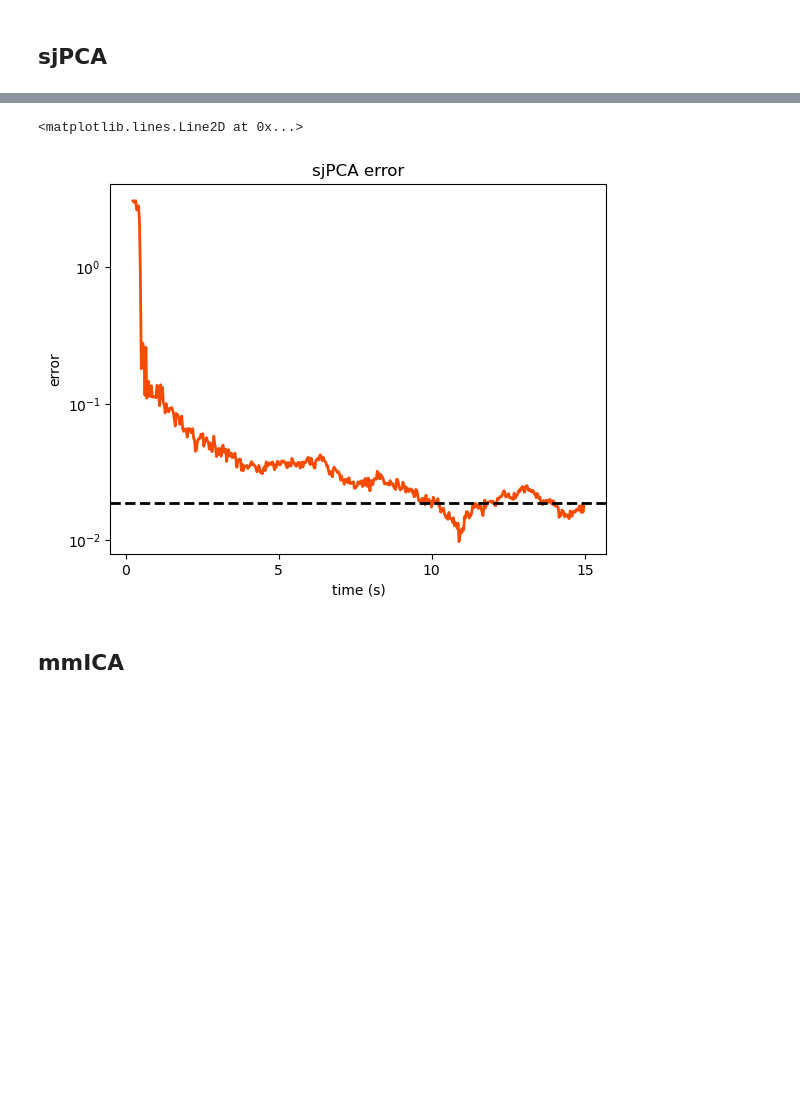
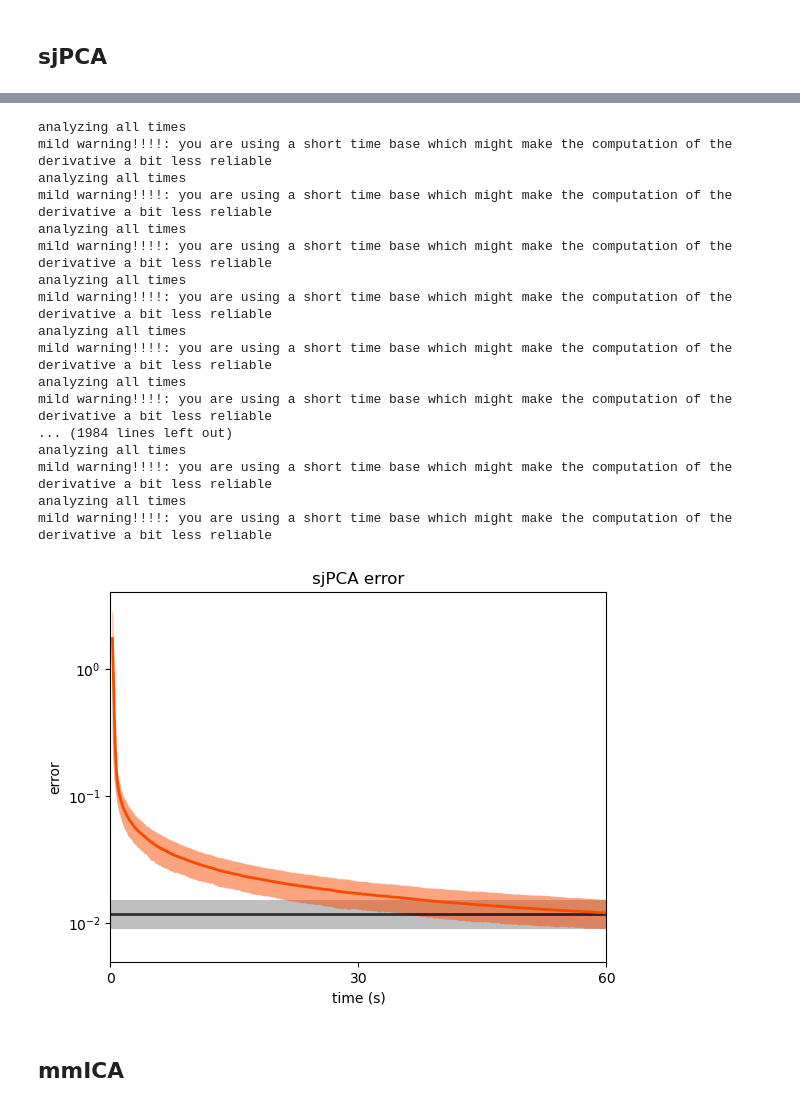
Before and after one commit to draeloslab/AdaptiveLatents, a Jupyter notebook: workspace/convergence_plots.ipynb, the cells around one changed output, grey strips where cells are left out. Saved outputs shown, nothing was run; the diff lists cells and outputs as text; code cells hidden in the pictures; blank space fills up the shorter version.

```diff
--- a/workspace/convergence_plots.ipynb
+++ b/workspace/convergence_plots.ipynb
@@ -46,33 +61,48 @@ mild warning!!!!: you are using a short time base which might make the computati
-# %%
-jp = sjPCA(log_level=1)
-jp.offline_run_on(NumpyTimedDataSource(X, timepoints = np.arange(X.shape[0]) * dt))
-
-distances, t = jp.get_distance_from_subspace_over_time(true_variables['C'])
-
-
-
-fig, ax = plt.subplots()
-ax.plot(t, distances[:,0], color=colors[0])
-ax.set_xlabel('time (s)')
-ax.set_ylabel('error') # the error is the sum of (the absolute values of) the principal angles between the correct and discovered subspaces
-# ax.axhline(2 * np.pi/2, color='k', linestyle = '--')
-ax.set_xticks([0,5,10,15])
-
-
-offline_error = al.utils.principle_angles(offline_U[:,:2], true_variables['C']).sum()
-
-if log_y:
-    ax.semilogy()
-    ax.set_yticks([1, .1, .01])
-    ax.minorticks_off()
-else:
-    ax.set_yticks([0,1,2,3])
-ax.set_title("sjPCA error")
-ax.set_ylim(common_ylim)
-ax.axhline(y=offline_error, linestyle='--', color='k')
-# %% [output]
-<matplotlib.lines.Line2D at 0x...>
-[figure, removed]
+# %%
+trajectories = []
+offline_errors = []
+for _ in range(iterations_to_run):
+    X, _, true_variables = al.jpca.generate_circle_embedded_in_high_d(rng, m=int(T/dt), n=6, stddev=1)
+
+    # matlab section
+    params = dict(
+        meanSubtract=False,
+        normalize=False,
+        suppressBWrosettes=True,
+        suppressHistograms=True,
+        suppressText=True,
+    )
+    proj, summary = eng.jPCA({'A':X}, [], params, nargout=2)
+    offline_U = np.array(summary['jPCs_highD'])
+    offline_error = np.abs(al.utils.principle_angles(offline_U[:,:2], true_variables['C'])).sum()
+    offline_errors.append(offline_error)
+
+    # my section
+    jp = sjPCA(log_level=1)
+    jp.offline_run_on(NumpyTimedDataSource(X, timepoints = np.arange(X.shape[0]) * dt))
+    distances, t = jp.get_distance_from_subspace_over_time(true_variables['C'])
+    trajectories.append(distances[:,0])
+
+fig, ax = plot(offline_errors, trajectories, t, 0, 'sjPCA')
+# %% [output]
+analyzing all times
+mild warning!!!!: you are using a short time base which might make the computation of the derivative a bit less reliable
+analyzing all times
+mild warning!!!!: you are using a short time base which might make the computation of the derivative a bit less reliable
+analyzing all times
+mild warning!!!!: you are using a short time base which might make the computation of the derivative a bit less reliable
+analyzing all times
+mild warning!!!!: you are using a short time base which might make the computation of the derivative a bit less reliable
+analyzing all times
+mild warning!!!!: you are using a short time base which might make the computation of the derivative a bit less reliable
+analyzing all times
+mild warning!!!!: you are using a short time base which might make the computation of the derivative a bit less reliable
+... (1984 lines left out)
+analyzing all times
+mild warning!!!!: you are using a short time base which might make the computation of the derivative a bit less reliable
+analyzing all times
+mild warning!!!!: you are using a short time base which might make the computation of the derivative a bit less reliable
+[figure, added]
 # %% [markdown]
 ## mmICA
 # %%
```
Also changed, not shown: parts of 8 cells of this notebook.
